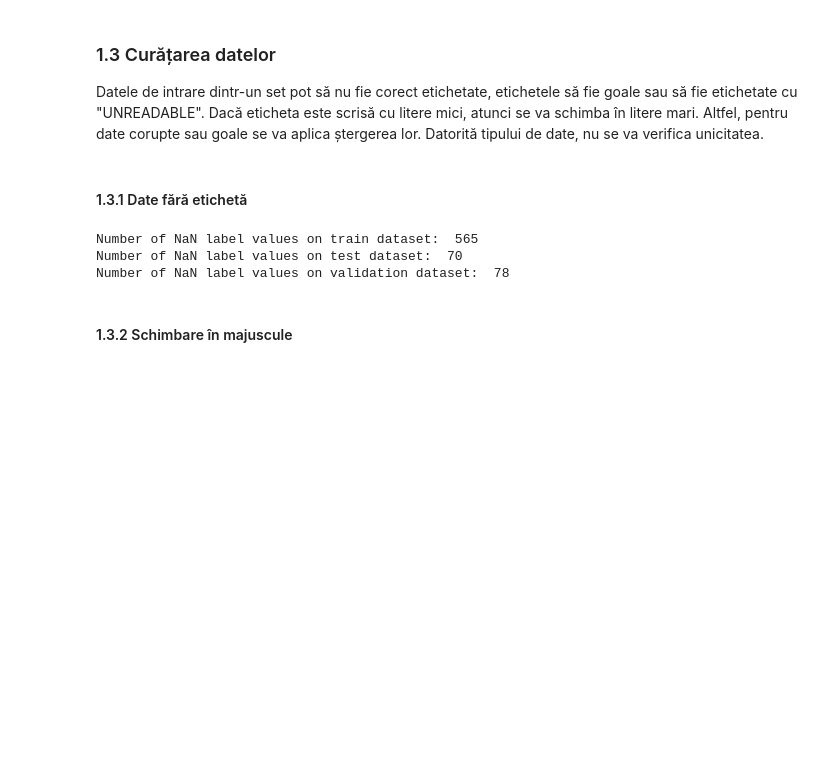
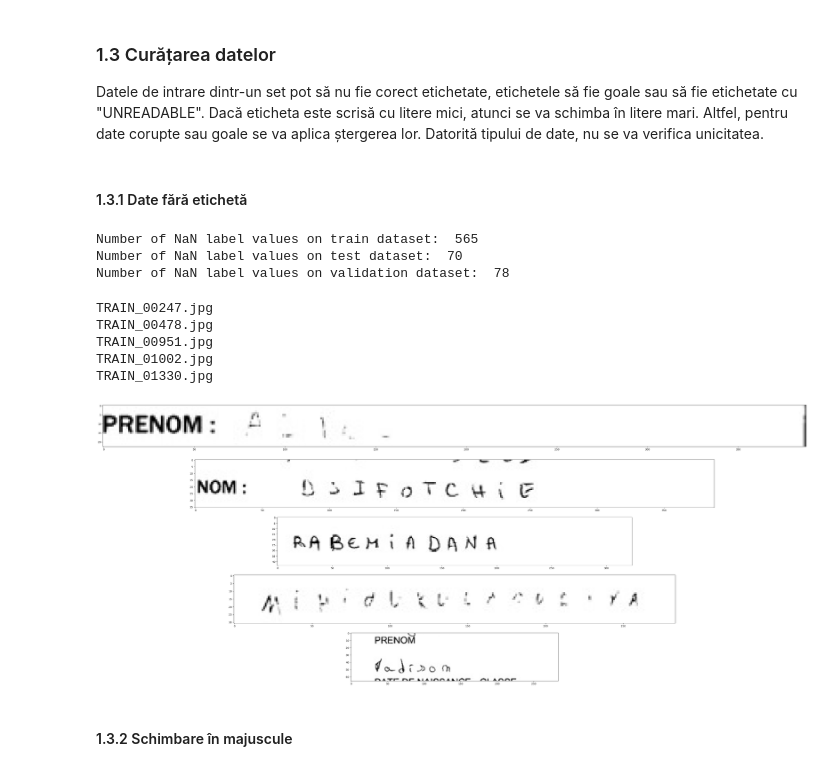
Before and after one commit to ACS-SII/proiect-2024-icr-model-analysis, a Jupyter notebook: icr_analysis.ipynb, the cells around one changed output. Drawn from its saved outputs; the diff is of its cells as text; code cells hidden in the pictures; blank space fills up the shorter version.

```diff
--- a/icr_analysis.ipynb
+++ b/icr_analysis.ipynb
@@ -31,13 +67,13 @@ from PIL import Image
 if not isdir("handwriting-recognition"):
     od.download("https://www.kaggle.com/datasets/landlord/handwriting-recognition")
 
-train_data = pd.read_csv("handwriting-recognition/written_name_train_v2.csv")
-#train_imgs, train_labels = np.array([np.asarray(Image.open('handwriting-recognition/train_v2/train/'+filename)) for filename in np.array(train_data['FILENAME'])], dtype="object"), np.array(train_data['IDENTITY'])
+train_data_csv = pd.read_csv("handwriting-recognition/written_name_train_v2.csv")
+#train_imgs, train_labels = np.array([np.asarray(Image.open('handwriting-recognition/train_v2/train/'+filename)) for filename in np.array(train_data_csv['FILENAME'])], dtype="object"), np.array(train_data_csv['IDENTITY'])
 
-test_data = pd.read_csv("handwriting-recognition/written_name_test_v2.csv")
-#test_imgs, test_labels = np.array([np.asarray(Image.open('handwriting-recognition/test_v2/test/'+filename)) for filename in np.array(test_data['FILENAME'])], dtype="object"), np.array(test_data['IDENTITY'])
+test_data_csv = pd.read_csv("handwriting-recognition/written_name_test_v2.csv")
+#test_imgs, test_labels = np.array([np.asarray(Image.open('handwriting-recognition/test_v2/test/'+filename)) for filename in np.array(test_data_csv['FILENAME'])], dtype="object"), np.array(test_data_csv['IDENTITY'])
 
-validation_data = pd.read_csv("handwriting-recognition/written_name_validation_v2.csv")
+validation_data_csv = pd.read_csv("handwriting-recognition/written_name_validation_v2.csv")
 #validation_imgs, validation_labels = np.array([np.asarray(Image.open('handwriting-recognition/validation_v2/validation/'+filename)) for filename in np.array(validation_data['FILENAME'])], dtype="object"), np.array(validation_data['IDENTITY'])
 # %% [markdown]
 ### 1.3 Curățarea datelor
@@ -46,24 +82,45 @@ Datele de intrare dintr-un set pot să nu fie corect etichetate, etichetele să
 # %% [markdown]
 #### 1.3.1 Date fără etichetă
 # %%
-noEmptyLabels = train_data['IDENTITY'].isnull().sum()
+noEmptyLabels = train_data_csv['IDENTITY'].isnull().sum()
 if noEmptyLabels > 0:
     print('Number of NaN label values on train dataset: ', noEmptyLabels)
-    train_data.dropna(axis=0, inplace=True)
+    train_data_csv.dropna(axis=0, inplace=True)
 
-noEmptyLabels = test_data['IDENTITY'].isnull().sum()
+noEmptyLabels = test_data_csv['IDENTITY'].isnull().sum()
 if noEmptyLabels > 0:
     print('Number of NaN label values on test dataset: ', noEmptyLabels)
-    test_data.dropna(axis=0, inplace=True)
+    test_data_csv.dropna(axis=0, inplace=True)
 
-noEmptyLabels = validation_data['IDENTITY'].isnull().sum()
+noEmptyLabels = validation_data_csv['IDENTITY'].isnull().sum()
 if noEmptyLabels > 0:
     print('Number of NaN label values on validation dataset: ', noEmptyLabels)
-    validation_data.dropna(axis=0, inplace=True)
+    validation_data_csv.dropna(axis=0, inplace=True)
 # %% [output]
 Number of NaN label values on train dataset:  565
 Number of NaN label values on test dataset:  70
 Number of NaN label values on validation dataset:  78
+# %%
+emptyLabels = train_data_csv[train_data_csv['IDENTITY'] == 'EMPTY']
+emptyLabels.reset_index(inplace=True, drop=True)
+
+if len(emptyLabels):
+    fig,axes = plt.subplots(nrows=5, ncols=1, figsize=(50, 20))
+    for i, filename in enumerate(emptyLabels['FILENAME'][:5]):
+        print(filename)
+        axes[i].imshow(Image.open('handwriting-recognition/train_v2/train/' + filename).convert('LA'))
+    plt.show()
+    train_data_csv = train_data_csv[train_data_csv['IDENTITY'] != 'EMPTY']
+
+test_data_csv = test_data_csv[test_data_csv['IDENTITY'] != 'EMPTY']
+validation_data_csv = validation_data_csv[validation_data_csv['IDENTITY'] != 'EMPTY']
+# %% [output]
+TRAIN_00247.jpg
+TRAIN_00478.jpg
+TRAIN_00951.jpg
+TRAIN_01002.jpg
+TRAIN_01330.jpg
+[figure, added]
 # %% [markdown]
 #### 1.3.2 Schimbare în majuscule
 # %%
```
Also changed, not shown: parts of 24 cells of this notebook.
